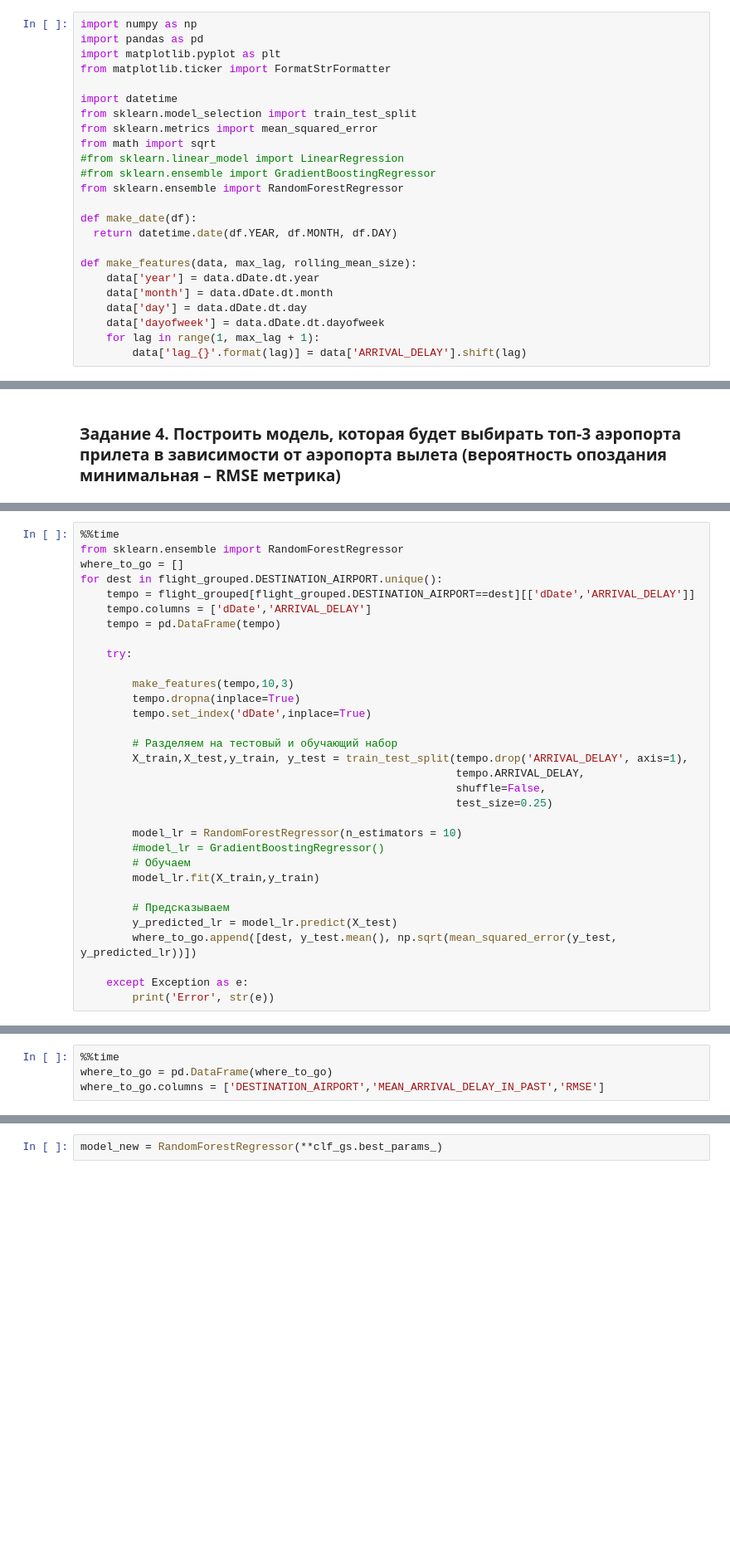
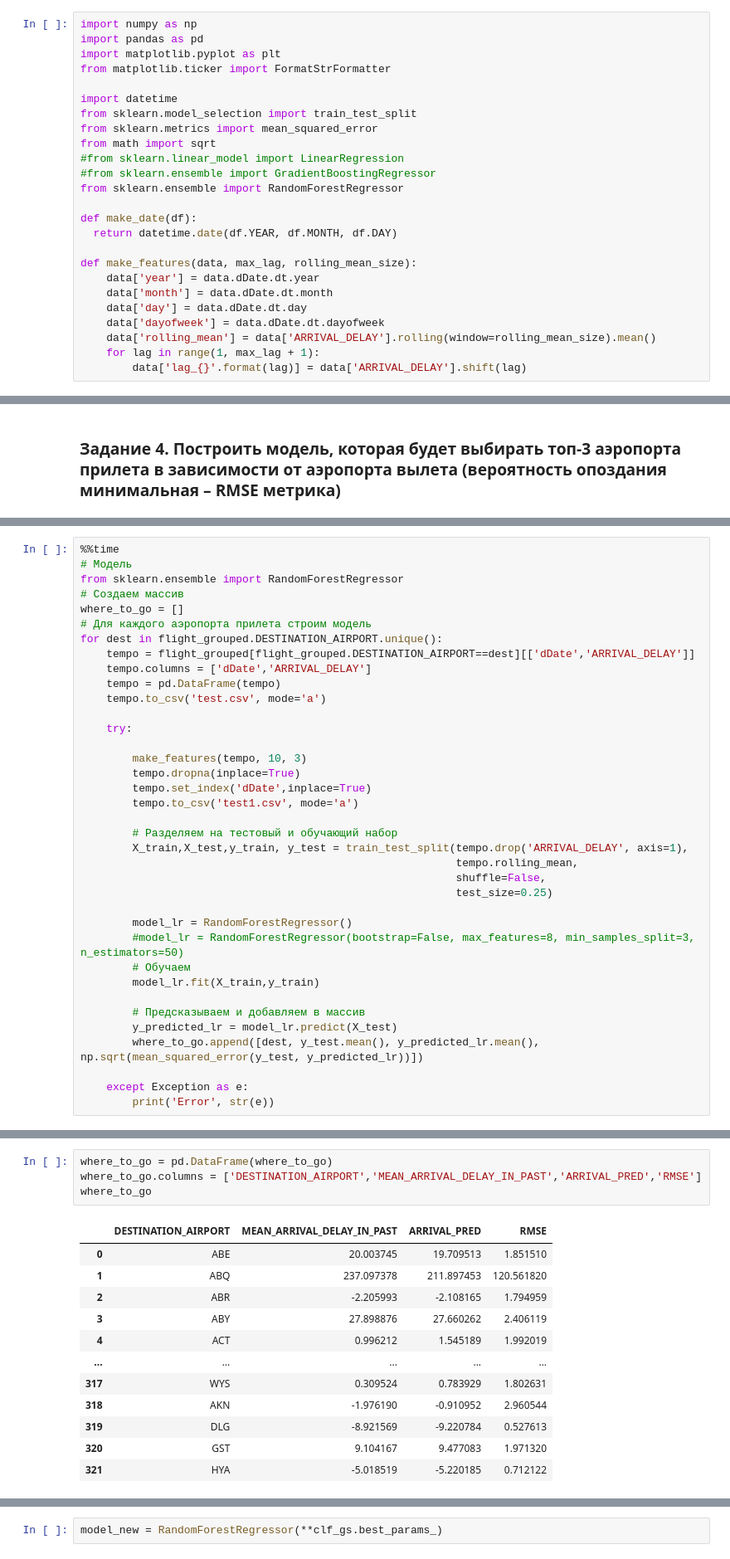
Before and after one commit to R-Irina/Project, a Jupyter notebook: project.ipynb, the cells around one changed output, grey strips where cells are left out. Shown at 83% size. Saved outputs shown, nothing was run; the diff lists cells and outputs as text; blank space fills up the shorter version.

```diff
--- a/project.ipynb
+++ b/project.ipynb
@@ -33,6 +33,7 @@ def make_features(data, max_lag, rolling_mean_size):
     data['month'] = data.dDate.dt.month
     data['day'] = data.dDate.dt.day
     data['dayofweek'] = data.dDate.dt.dayofweek
+    data['rolling_mean'] = data['ARRIVAL_DELAY'].rolling(window=rolling_mean_size).mean()
     for lag in range(1, max_lag + 1):
         data['lag_{}'.format(lag)] = data['ARRIVAL_DELAY'].shift(lag)
 # %%
@@ -411,32 +401,37 @@ Wall time: 47 ms
 # %%
 %%time
+# Модель
 from sklearn.ensemble import RandomForestRegressor
+# Создаем массив
 where_to_go = []
+# Для каждого аэропорта прилета строим модель
 for dest in flight_grouped.DESTINATION_AIRPORT.unique():
     tempo = flight_grouped[flight_grouped.DESTINATION_AIRPORT==dest][['dDate','ARRIVAL_DELAY']]
     tempo.columns = ['dDate','ARRIVAL_DELAY']
     tempo = pd.DataFrame(tempo)
+    tempo.to_csv('test.csv', mode='a')
 
     try:
 
-        make_features(tempo,10,3)
+        make_features(tempo, 10, 3)
         tempo.dropna(inplace=True)
         tempo.set_index('dDate',inplace=True)
+        tempo.to_csv('test1.csv', mode='a')
 
         # Разделяем на тестовый и обучающий набор
         X_train,X_test,y_train, y_test = train_test_split(tempo.drop('ARRIVAL_DELAY', axis=1),
-                                                          tempo.ARRIVAL_DELAY,
+                                                          tempo.rolling_mean,
                                                           shuffle=False,
                                                           test_size=0.25)
 
-        model_lr = RandomForestRegressor(n_estimators = 10)
-        #model_lr = GradientBoostingRegressor()
+        model_lr = RandomForestRegressor()
+        #model_lr = RandomForestRegressor(bootstrap=False, max_features=8, min_samples_split=3, n_estimators=50)
         # Обучаем
         model_lr.fit(X_train,y_train)
 
-        # Предсказываем
+        # Предсказываем и добавляем в массив
         y_predicted_lr = model_lr.predict(X_test)
-        where_to_go.append([dest, y_test.mean(), np.sqrt(mean_squared_error(y_test, y_predicted_lr))])
+        where_to_go.append([dest, y_test.mean(), y_predicted_lr.mean(), np.sqrt(mean_squared_error(y_test, y_predicted_lr))])
 
     except Exception as e:
         print('Error', str(e))
@@ -445,4 +439,0 @@ Wall time: 1min 14s
-# %%
-%%time
-where_to_go = pd.DataFrame(where_to_go)
-where_to_go.columns = ['DESTINATION_AIRPORT','MEAN_ARRIVAL_DELAY_IN_PAST','RMSE']
@@ -450,0 +440,17 @@ Wall time: 2.99 ms
+# %%
+where_to_go = pd.DataFrame(where_to_go)
+where_to_go.columns = ['DESTINATION_AIRPORT','MEAN_ARRIVAL_DELAY_IN_PAST','ARRIVAL_PRED','RMSE']
+where_to_go
+# %% [output]
+|  | DESTINATION_AIRPORT | MEAN_ARRIVAL_DELAY_IN_PAST | ARRIVAL_PRED | RMSE |
+| 0 | ABE | 20.003745 | 19.709513 | 1.851510 |
+| 1 | ABQ | 237.097378 | 211.897453 | 120.561820 |
+| 2 | ABR | -2.205993 | -2.108165 | 1.794959 |
+| 3 | ABY | 27.898876 | 27.660262 | 2.406119 |
+| 4 | ACT | 0.996212 | 1.545189 | 1.992019 |
+| ... | ... | ... | ... | ... |
+| 317 | WYS | 0.309524 | 0.783929 | 1.802631 |
+| 318 | AKN | -1.976190 | -0.910952 | 2.960544 |
+| 319 | DLG | -8.921569 | -9.220784 | 0.527613 |
+| 320 | GST | 9.104167 | 9.477083 | 1.971320 |
+| 321 | HYA | -5.018519 | -5.220185 | 0.712122 |
```
Also changed, not shown: parts of 18 cells of this notebook.
